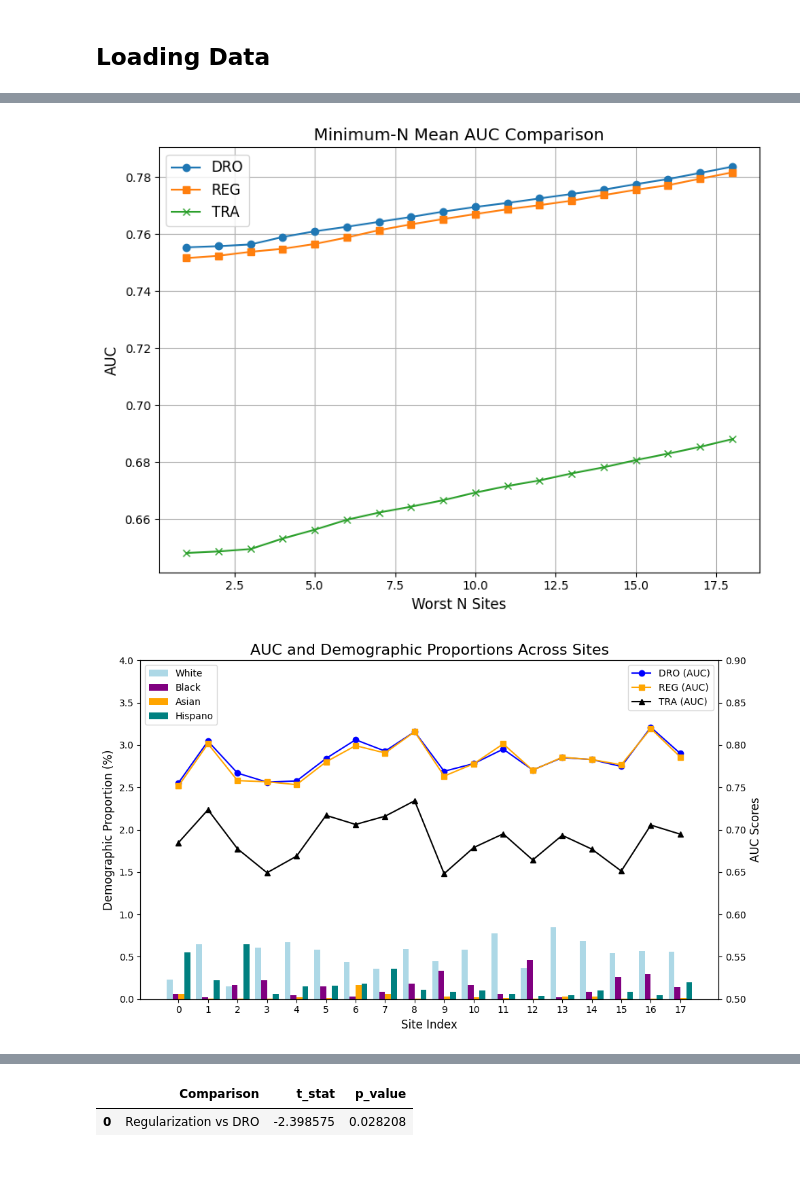
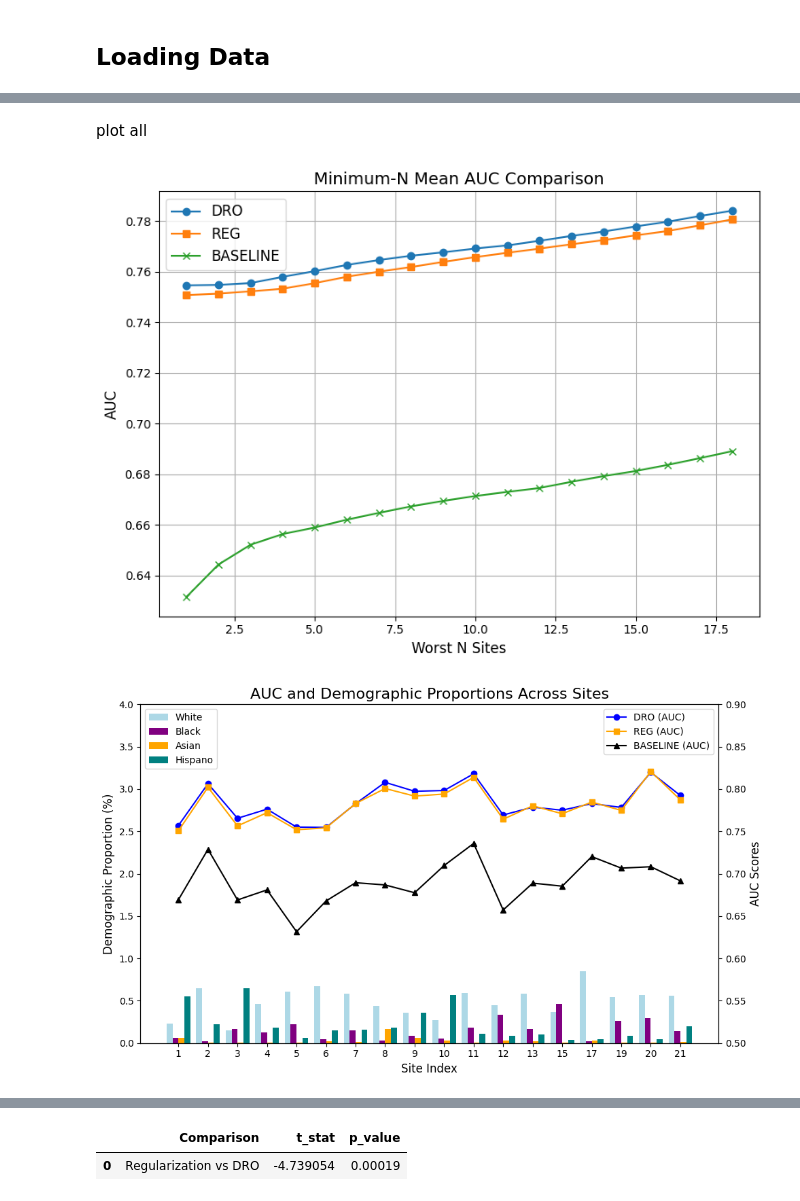
Before and after one commit to AllenGao1109/DRO_prediction, a Jupyter notebook: one_site_train_other_validate.ipynb, the cells around one changed output, grey strips where cells are left out. Cells and saved outputs as stored; diff of their text form; code cells hidden in the pictures; blank space fills up the shorter version.

```diff
--- a/one_site_train_other_validate.ipynb
+++ b/one_site_train_other_validate.ipynb
@@ -6,10 +6,10 @@ import random
 import numpy as np
 import torch
 from src.utils_standardize import DataNormalizer
-site_df = pd.read_csv('data/abcd_y_lt.csv').iloc[:,[0,2,7]]
-testdata = pd.read_csv('data/test.csv')
+site_df = pd.read_csv('abcd_data/abcd_y_lt.csv').iloc[:,[0,2,7]]
+testdata = pd.read_csv('abcd_data/test.csv')
 testdata = testdata[testdata.columns[~testdata.columns.str.startswith("cbcl")]]
-traindata = pd.read_csv('data/train.csv')
+traindata = pd.read_csv('abcd_data/train.csv')
 traindata = traindata[traindata.columns[~traindata.columns.str.startswith("cbcl")]]
 lostcolumns= ["interview_date","site","src_subject_id","y_t", "y_{t+1}", "eventname","race_ethnicity","urban"]
 site_df['interview_date'] = pd.to_datetime(site_df['interview_date'], errors = 'coerce')
@@ -26,7 +26,7 @@ def get_site(row):
     interview_date = row['interview_date']
     return subject_date_site_mapping.get(subject_id, {}).get(interview_date, None)
 
-df_urban = pd.read_csv("data/led_l_urban.csv")
+df_urban = pd.read_csv("abcd_data/led_l_urban.csv")
 traindata['site'] = traindata.apply(get_site, axis=1)
 traindata.insert(1, 'site', traindata.pop('site'))
 traindata = traindata.merge(
@@ -135,7 +135,7 @@ normalizer = DataNormalizer(exclude_columns=lostcolumns)
 X_train = normalizer.fit_transform(X_train)
 X_train = X_train[top_vars]
 X_train = X_train.values
-
+hatdata_m = hatdata
 data = normalizer.transform(data)
 hatdata = normalizer.transform(hatdata)
 data_test = normalizer.transform(data_test)
@@ -250,22 +717,23 @@ DRO: 0.7836663540729193
+# %% [markdown]
+plot all
 # %%
-from src.utils_plot import plot_auc_demographic_comparison
-trad_auc = trad_results["auc_all"]
-reg_auc = reg_results["auc_all"]
-dro_auc = dro_results["auc_all"]
+trad_auc = trad_results_s["auc_all"]
+reg_auc = reg_results_s["auc_all"]
+dro_auc = dro_results_s["auc_all"]
 x_values = list(range(0, len(dro_auc) ))
 bar_width = 0.2
 color = ['lightblue', 'purple', 'teal', 'orange', 'lightgray']
 plot_auc_demographic_comparison(
     trad_auc,
     reg_auc,
     dro_auc,
     white_proportion,
     black_proportion,
     asian_proportion,
     hispano_proportion,
     other_proportion,
     filtered_list,
 )
 # %% [output]
-[figure, old version]
+[figure, new version]
-[figure, old version]
+[figure, new version]
@@ -276,5 +744,5 @@ Mean's Comparison Results:
 |  | Comparison | t_stat | p_value |
-| 0 | Regularization vs DRO | -2.398575 | 0.028208 |
+| 0 | Regularization vs DRO | -4.739054 | 0.00019 |
 # %%
 # AUCs on sites excluding y_t == 3
 trad_auc_4 = trad_results["auc_exclude_3"]
```
Also changed, not shown: parts of 23 cells of this notebook, 14 other files.
